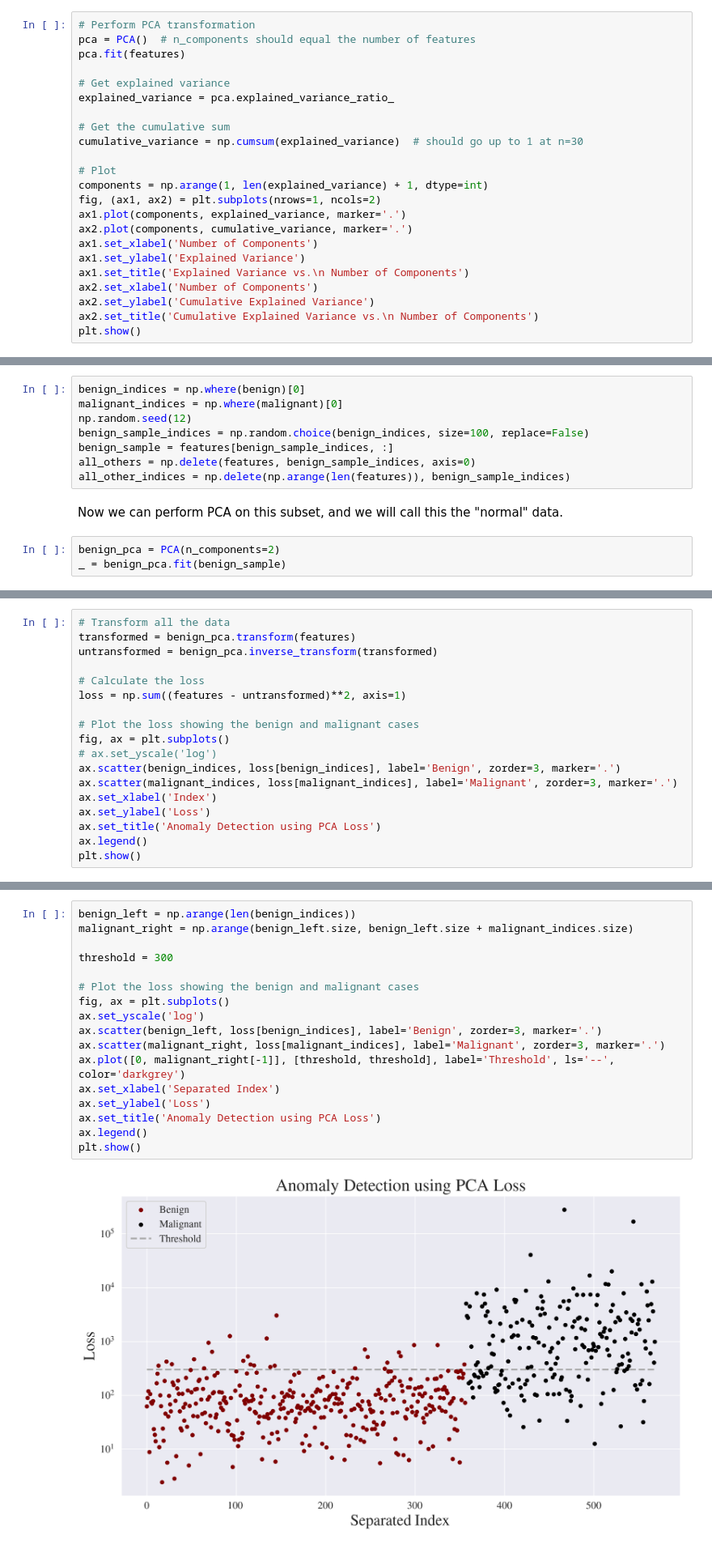
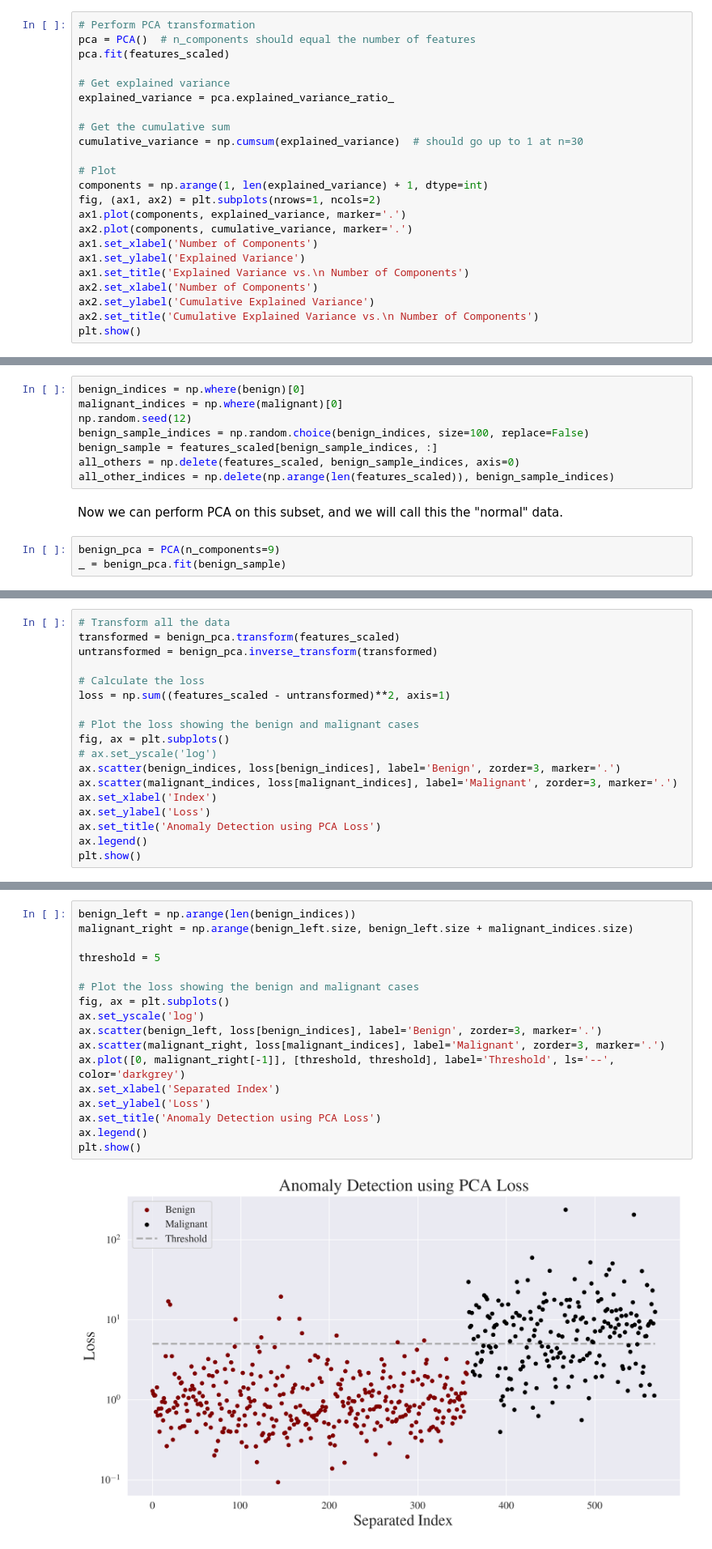
Before and after one commit to gabemorris12/machine_learning, a Jupyter notebook: Homework 3/Machine Learning Homework 3.ipynb, the cells around one changed output, grey strips where cells are left out. Shown at 81% size. Cells and saved outputs as stored; diff of their text form.

```diff
--- a/Homework 3/Machine Learning Homework 3.ipynb
+++ b/Homework 3/Machine Learning Homework 3.ipynb
@@ -46,7 +49,7 @@ Perform a PCA transformation of the features and plot the individual and cumulat
 # %%
 # Perform PCA transformation
 pca = PCA()  # n_components should equal the number of features
-pca.fit(features)
+pca.fit(features_scaled)
 
 # Get explained variance
 explained_variance = pca.explained_variance_ratio_
@@ -130,23 +133,23 @@ benign_indices = np.where(benign)[0]
 malignant_indices = np.where(malignant)[0]
 np.random.seed(12)
 benign_sample_indices = np.random.choice(benign_indices, size=100, replace=False)
-benign_sample = features[benign_sample_indices, :]
-all_others = np.delete(features, benign_sample_indices, axis=0)
-all_other_indices = np.delete(np.arange(len(features)), benign_sample_indices)
+benign_sample = features_scaled[benign_sample_indices, :]
+all_others = np.delete(features_scaled, benign_sample_indices, axis=0)
+all_other_indices = np.delete(np.arange(len(features_scaled)), benign_sample_indices)
 # %% [markdown]
 Now we can perform PCA on this subset, and we will call this the "normal" data.
 # %%
-benign_pca = PCA(n_components=2)
+benign_pca = PCA(n_components=9)
 _ = benign_pca.fit(benign_sample)
 # %% [markdown]
 Now we can use the above PCA model that was only fitted to a random subset of benign cases to determine anomalies. We can do this by calculating the loss when transforming and inverse transforming the data back to the original space. The loss can be calculated as the sum of the squared error between the original data and the reconstructed data. We should see that the malignant cases have higher loss, and most of the benign cases should have lower loss, especially the ones that were selected for fitting.
 # %%
 # Transform all the data
-transformed = benign_pca.transform(features)
+transformed = benign_pca.transform(features_scaled)
 untransformed = benign_pca.inverse_transform(transformed)
 
 # Calculate the loss
-loss = np.sum((features - untransformed)**2, axis=1)
+loss = np.sum((features_scaled - untransformed)**2, axis=1)
 
 # Plot the loss showing the benign and malignant cases
 fig, ax = plt.subplots()
@@ -180,22 +183,22 @@ Ok the log scale is a little better to recognize, but let's do one more plot tha
 # %%
 benign_left = np.arange(len(benign_indices))
 malignant_right = np.arange(benign_left.size, benign_left.size + malignant_indices.size)
 
-threshold = 300
+threshold = 5
 
 # Plot the loss showing the benign and malignant cases
 fig, ax = plt.subplots()
 ax.set_yscale('log')
 ax.scatter(benign_left, loss[benign_indices], label='Benign', zorder=3, marker='.')
 ax.scatter(malignant_right, loss[malignant_indices], label='Malignant', zorder=3, marker='.')
 ax.plot([0, malignant_right[-1]], [threshold, threshold], label='Threshold', ls='--', color='darkgrey')
 ax.set_xlabel('Separated Index')
 ax.set_ylabel('Loss')
 ax.set_title('Anomaly Detection using PCA Loss')
 ax.legend()
 plt.show()
 # %% [output]
-[figure, old version]
+[figure, new version]
 # %% [markdown]
 These results show that there is some ability to separate benign and malignant with PCA, but it's not that great. No matter how you draw the threshold, there is still going to be a lot of cases that would get misclassified using this scheme.
 
```
Also changed, not shown: parts of 17 cells of this notebook, 1 other file.
